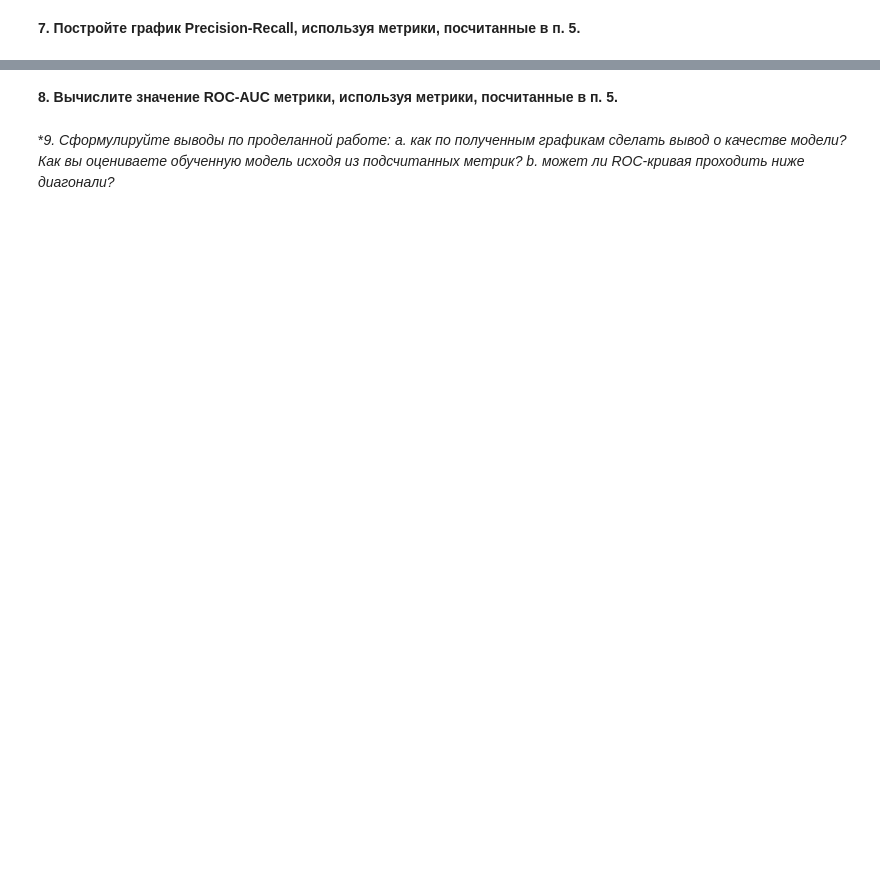
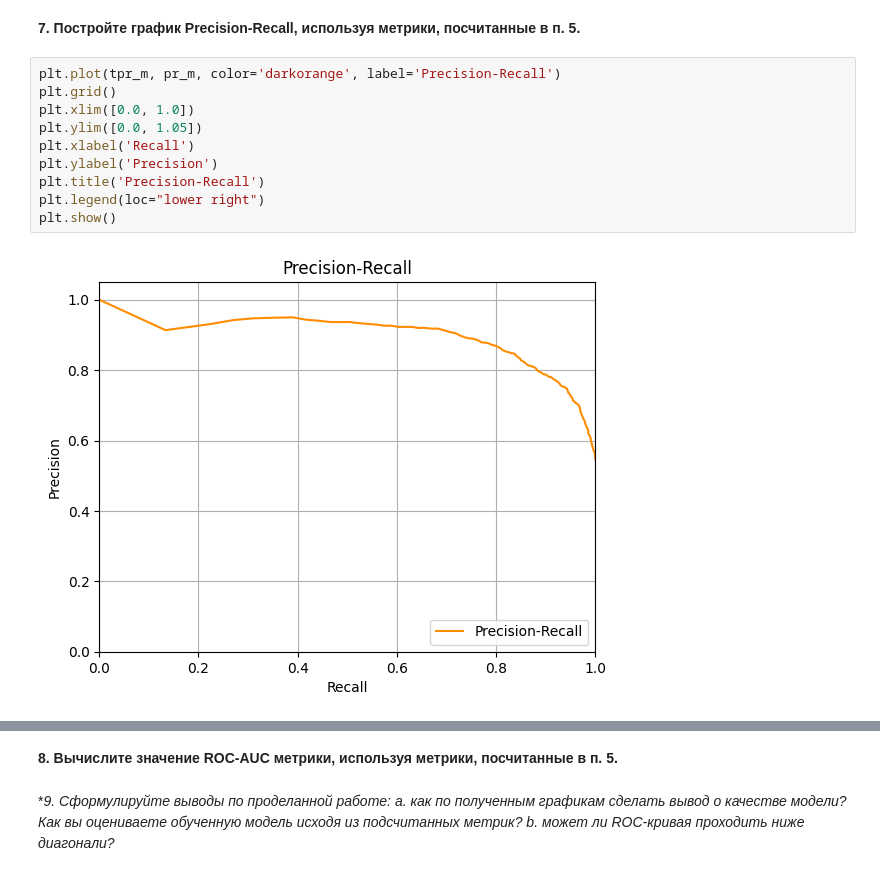
Before and after one commit to adtitovich/dsml-17, a Jupyter notebook: m3.ipynb, the cells around one changed output, grey strips where cells are left out. Drawn from its saved outputs; the diff is of its cells as text; blank space fills up the shorter version.

```diff
--- a/m3.ipynb
+++ b/m3.ipynb
@@ -217,2 +222,14 @@ plt.show()
 # %% [markdown]
 **7. Постройте график Precision-Recall, используя метрики, посчитанные в п. 5.**
+# %%
+plt.plot(tpr_m, pr_m, color='darkorange', label='Precision-Recall')
+plt.grid()
+plt.xlim([0.0, 1.0])
+plt.ylim([0.0, 1.05])
+plt.xlabel('Recall')
+plt.ylabel('Precision')
+plt.title('Precision-Recall')
+plt.legend(loc="lower right")
+plt.show()
+# %% [output]
+[figure, added]
```
Also changed, not shown: parts of 6 cells of this notebook.
